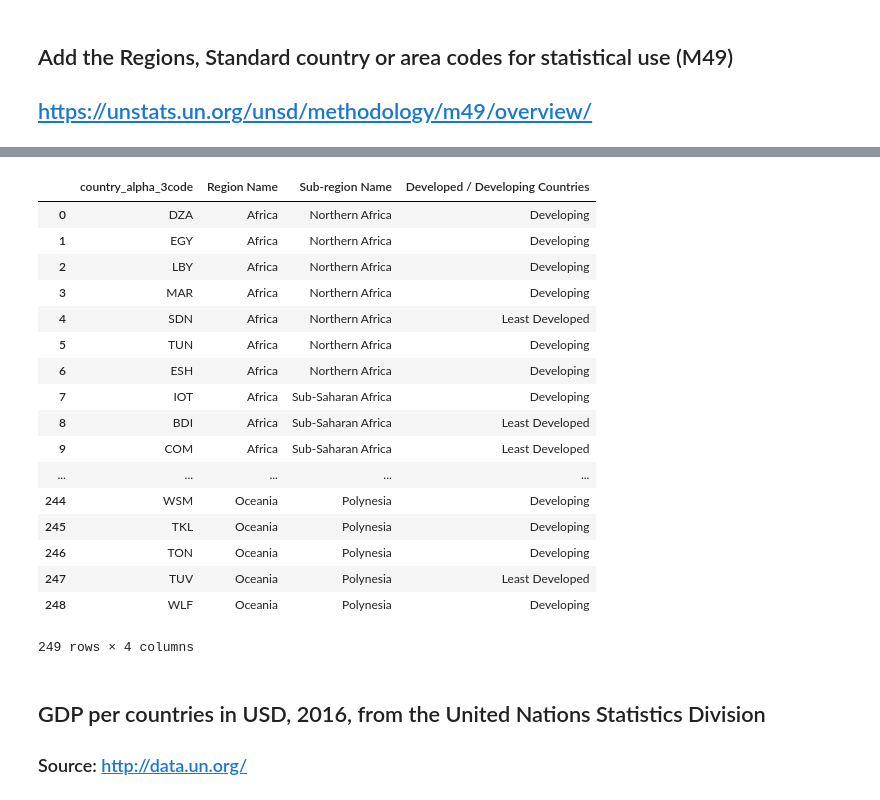
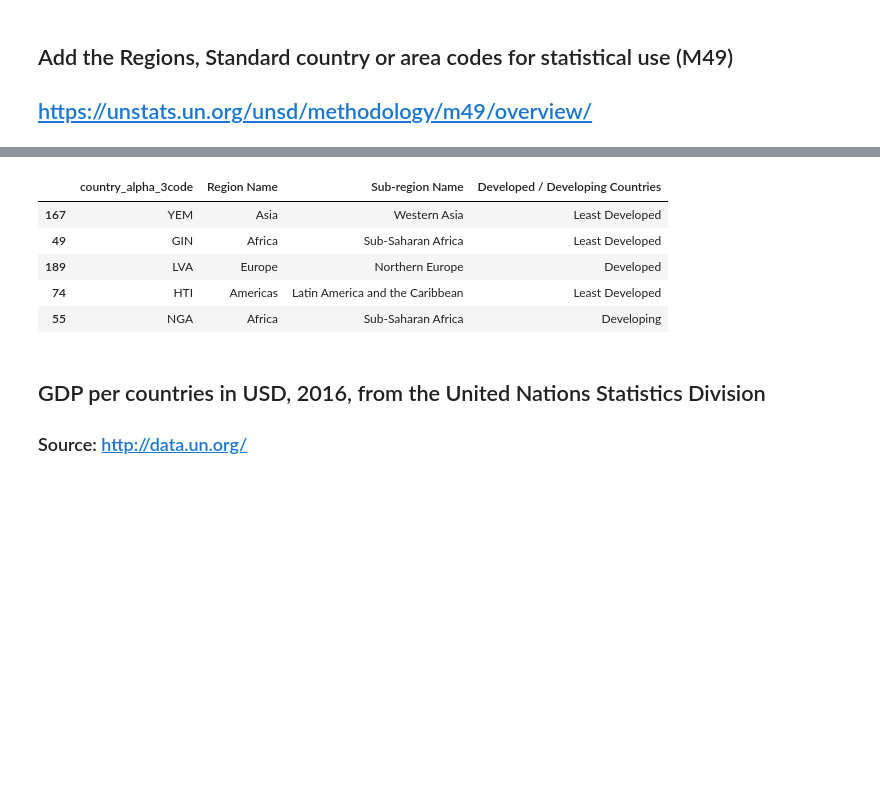
Before and after one commit to jeremielamboley/global-passport-index, a Jupyter notebook: main.ipynb, the cells around one changed output, grey strips where cells are left out. Saved outputs shown, nothing was run; the diff lists cells and outputs as text; code cells hidden in the pictures; blank space fills up the shorter version.

```diff
--- a/main.ipynb
+++ b/main.ipynb
@@ -114,26 +114,14 @@ df_regions.sample(5)
 # %%
 df_regions = df_regions[['ISO-alpha3 Code','Region Name','Sub-region Name','Developed / Developing Countries']]
 df_regions = df_regions.rename(columns={'ISO-alpha3 Code':'country_alpha_3code'})
-df_regions
+df_regions.sample(5)
 # %% [output]
 |  | country_alpha_3code | Region Name | Sub-region Name | Developed / Developing Countries |
-| 0 | DZA | Africa | Northern Africa | Developing |
-| 1 | EGY | Africa | Northern Africa | Developing |
-| 2 | LBY | Africa | Northern Africa | Developing |
-| 3 | MAR | Africa | Northern Africa | Developing |
-| 4 | SDN | Africa | Northern Africa | Least Developed |
-| 5 | TUN | Africa | Northern Africa | Developing |
-| 6 | ESH | Africa | Northern Africa | Developing |
-| 7 | IOT | Africa | Sub-Saharan Africa | Developing |
-| 8 | BDI | Africa | Sub-Saharan Africa | Least Developed |
-| 9 | COM | Africa | Sub-Saharan Africa | Least Developed |
-| ... | ... | ... | ... | ... |
-| 244 | WSM | Oceania | Polynesia | Developing |
-| 245 | TKL | Oceania | Polynesia | Developing |
-| 246 | TON | Oceania | Polynesia | Developing |
-| 247 | TUV | Oceania | Polynesia | Least Developed |
-| 248 | WLF | Oceania | Polynesia | Developing |
+| 167 | YEM | Asia | Western Asia | Least Developed |
+| 49 | GIN | Africa | Sub-Saharan Africa | Least Developed |
+| 189 | LVA | Europe | Northern Europe | Developed |
+| 74 | HTI | Americas | Latin America and the Caribbean | Least Developed |
+| 55 | NGA | Africa | Sub-Saharan Africa | Developing |
-249 rows × 4 columns
 # %% [markdown]
 ## GDP per countries in USD, 2016, from the United Nations Statistics Division
 ### Source: http://data.un.org/
```
Also changed, not shown: parts of 69 cells of this notebook, 1 other file.
